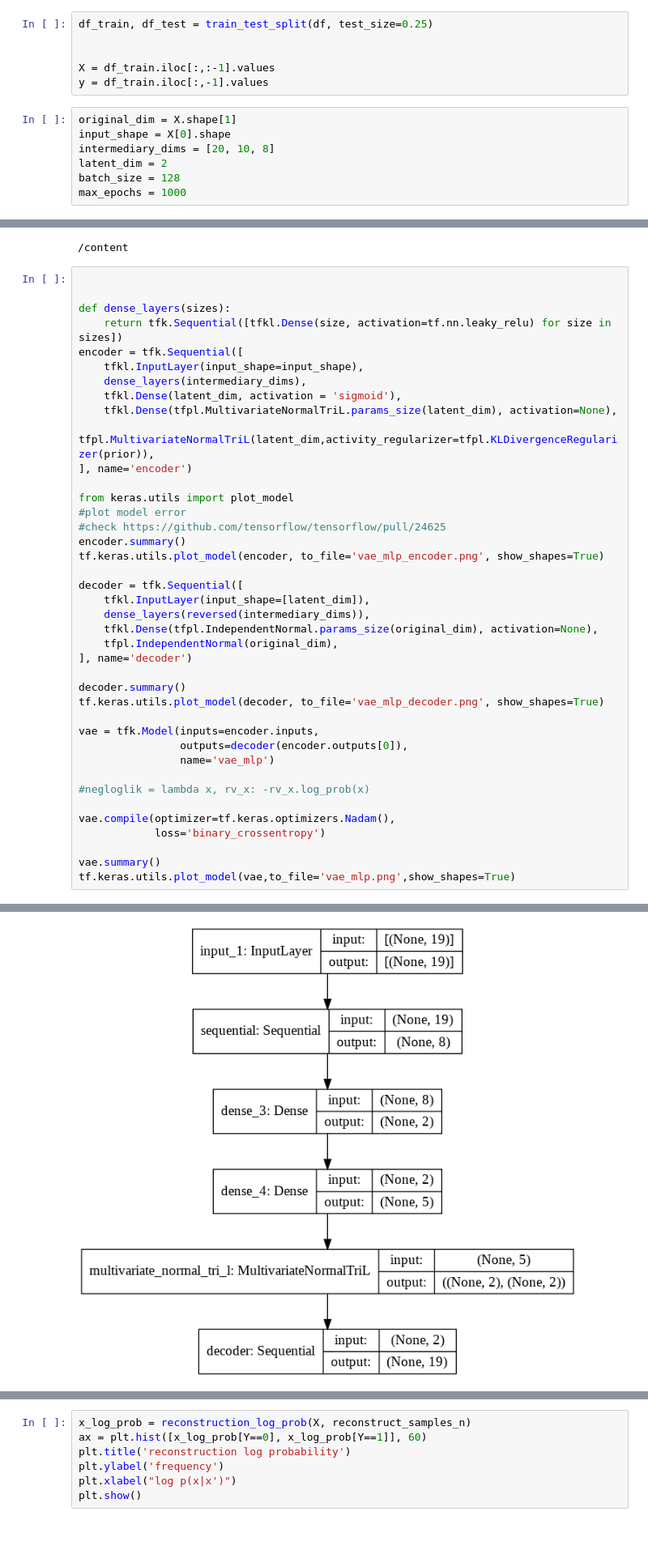
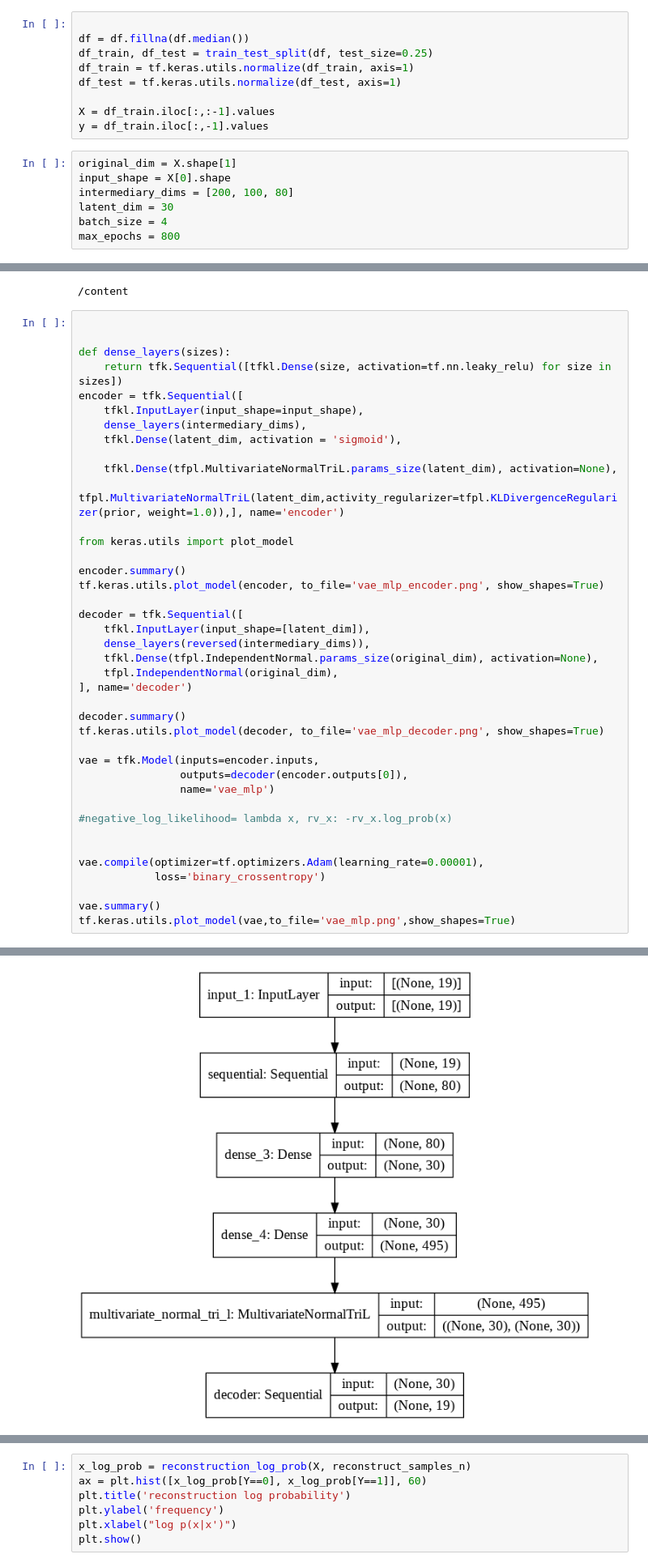
Before and after one commit to EziamaUgonna/Bayesian_analysis-, a Jupyter notebook: Variational_autoencoder.ipynb, the cells around one changed output, grey strips where cells are left out. Shown at 81% size. Saved outputs shown, nothing was run; the diff lists cells and outputs as text; blank space fills up the shorter version.

```diff
--- a/Variational_autoencoder.ipynb
+++ b/Variational_autoencoder.ipynb
@@ -89,16 +74,19 @@ Index(['RxDevice', 'FileID', 'TxDevice', 'Gentime', 'TxRandom', 'MsgCount',
 # %%
+
+df = df.fillna(df.median())
 df_train, df_test = train_test_split(df, test_size=0.25)
-
+df_train = tf.keras.utils.normalize(df_train, axis=1)
+df_test = tf.keras.utils.normalize(df_test, axis=1)
 
 X = df_train.iloc[:,:-1].values
 y = df_train.iloc[:,-1].values
 # %%
 original_dim = X.shape[1]
 input_shape = X[0].shape
-intermediary_dims = [20, 10, 8]
-latent_dim = 2
-batch_size = 128
-max_epochs = 1000
+intermediary_dims = [200, 100, 80]
+latent_dim = 30
+batch_size = 4
+max_epochs = 800
 # %%
 #Computation of Prior
 tfd = tfp.distributions
@@ -121,13 +109,12 @@ encoder = tfk.Sequential([
     tfkl.InputLayer(input_shape=input_shape),
     dense_layers(intermediary_dims),
     tfkl.Dense(latent_dim, activation = 'sigmoid'),
+
     tfkl.Dense(tfpl.MultivariateNormalTriL.params_size(latent_dim), activation=None),
-    tfpl.MultivariateNormalTriL(latent_dim,activity_regularizer=tfpl.KLDivergenceRegularizer(prior)),
-], name='encoder')
+    tfpl.MultivariateNormalTriL(latent_dim,activity_regularizer=tfpl.KLDivergenceRegularizer(prior, weight=1.0)),], name='encoder')
 
 from keras.utils import plot_model
-#plot model error
-#check https://github.com/tensorflow/tensorflow/pull/24625
+
 encoder.summary()
 tf.keras.utils.plot_model(encoder, to_file='vae_mlp_encoder.png', show_shapes=True)
 
@@ -145,9 +132,10 @@ vae = tfk.Model(inputs=encoder.inputs,
                 outputs=decoder(encoder.outputs[0]),
                 name='vae_mlp')
 
-#negloglik = lambda x, rv_x: -rv_x.log_prob(x)
+#negative_log_likelihood= lambda x, rv_x: -rv_x.log_prob(x)
 
-vae.compile(optimizer=tf.keras.optimizers.Nadam(),
+
+vae.compile(optimizer=tf.optimizers.Adam(learning_rate=0.00001),
             loss='binary_crossentropy')
 
 vae.summary()
@@ -171,4 +159,4 @@ Trainable params: 1,863
 Non-trainable params: 0
 _________________________________________________________________
-[figure, old version]
+[figure, new version]
 # %%
```
Also changed, not shown: parts of 22 cells of this notebook.
